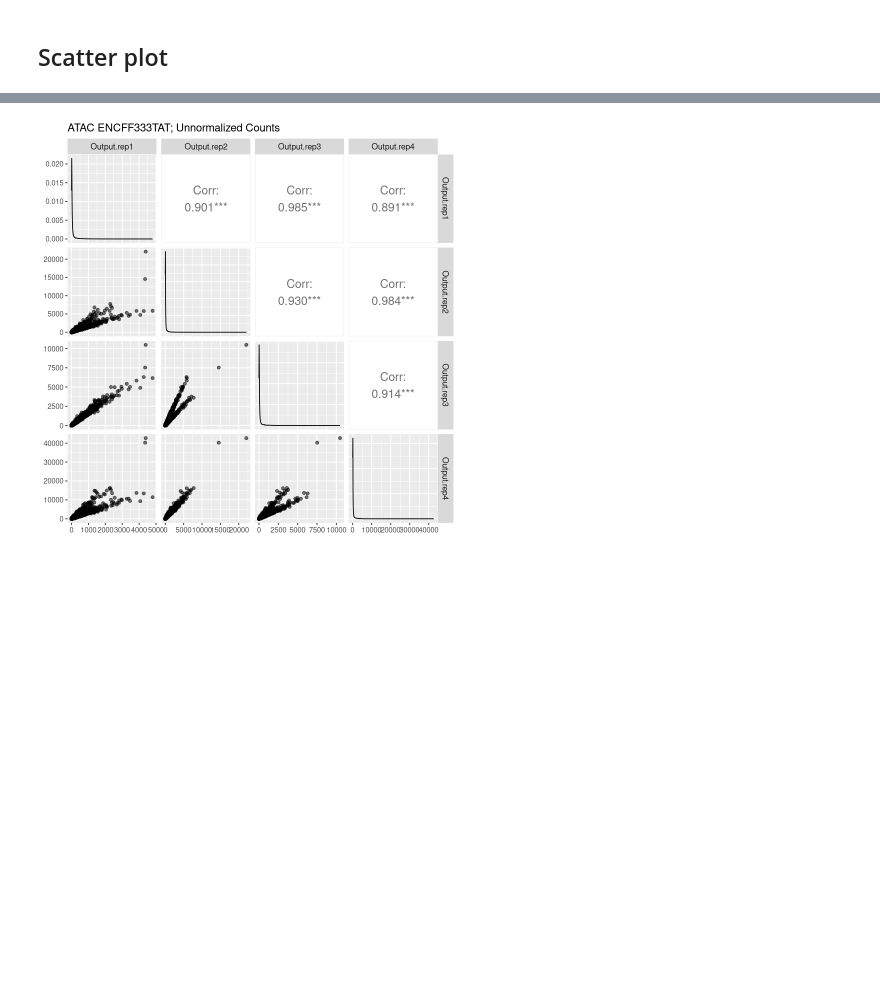
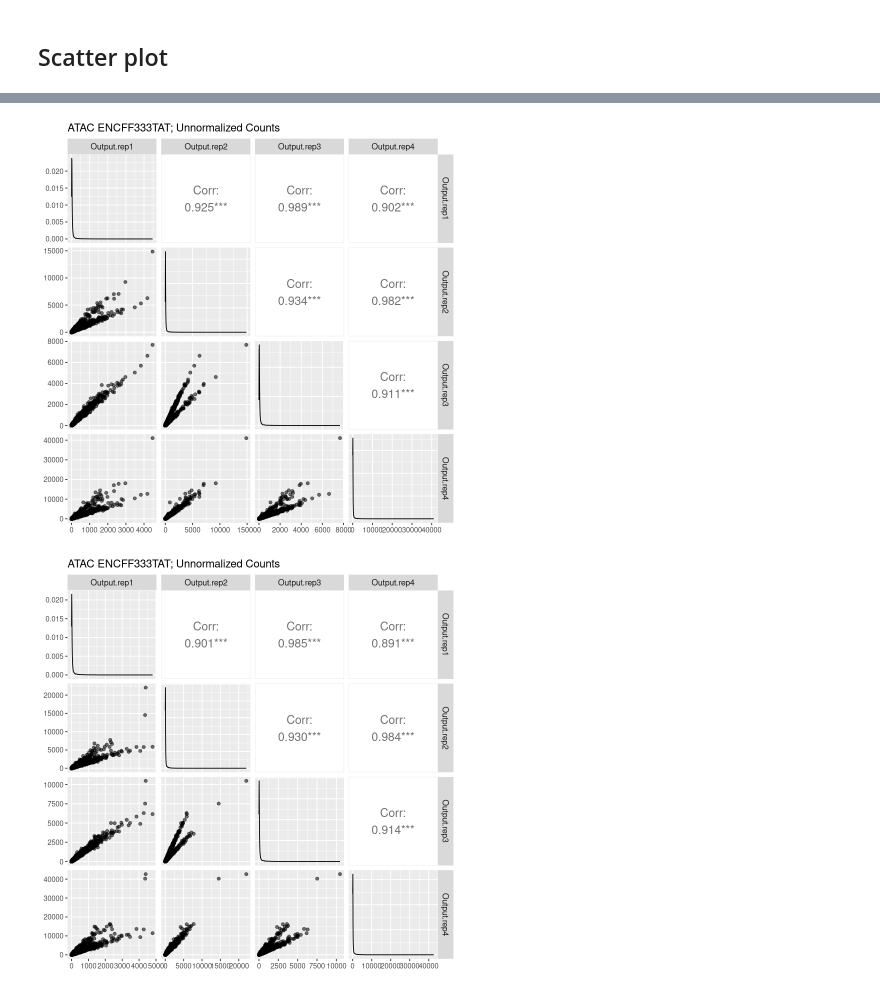
Before and after one commit to ReddyLab/Proj_ENCODE_FCC, a Jupyter notebook: notebooks/32_region_coverage/411_region_cov_explore_astarr_KS91_R.ipynb, the cells around one changed output, grey strips where cells are left out. Drawn from its saved outputs; the diff is of its cells as text; code cells hidden in the pictures; blank space fills up the shorter version.

```diff
--- a/notebooks/32_region_coverage/411_region_cov_explore_astarr_KS91_R.ipynb
+++ b/notebooks/32_region_coverage/411_region_cov_explore_astarr_KS91_R.ipynb
@@ -350,3 +454,15 @@ A tibble: 6 × 4
+# %%
+options(repr.plot.width = 7, repr.plot.height = 7)
+ggpairs(
+    mat,
+    aes(alpha = 0.5),
+    upper = list(continuous = wrap("cor", size = 5))
+    ) +
+    labs(title = "ATAC ENCFF333TAT; Unnormalized Counts") +
+    theme(
+        strip.text = element_text(size = 10))
+# %% [output]
+[figure, added]
 # %%
 options(repr.plot.width = 7, repr.plot.height = 7)
 ggpairs(
```
Also changed, not shown: parts of 10 cells of this notebook, 30 other files.
